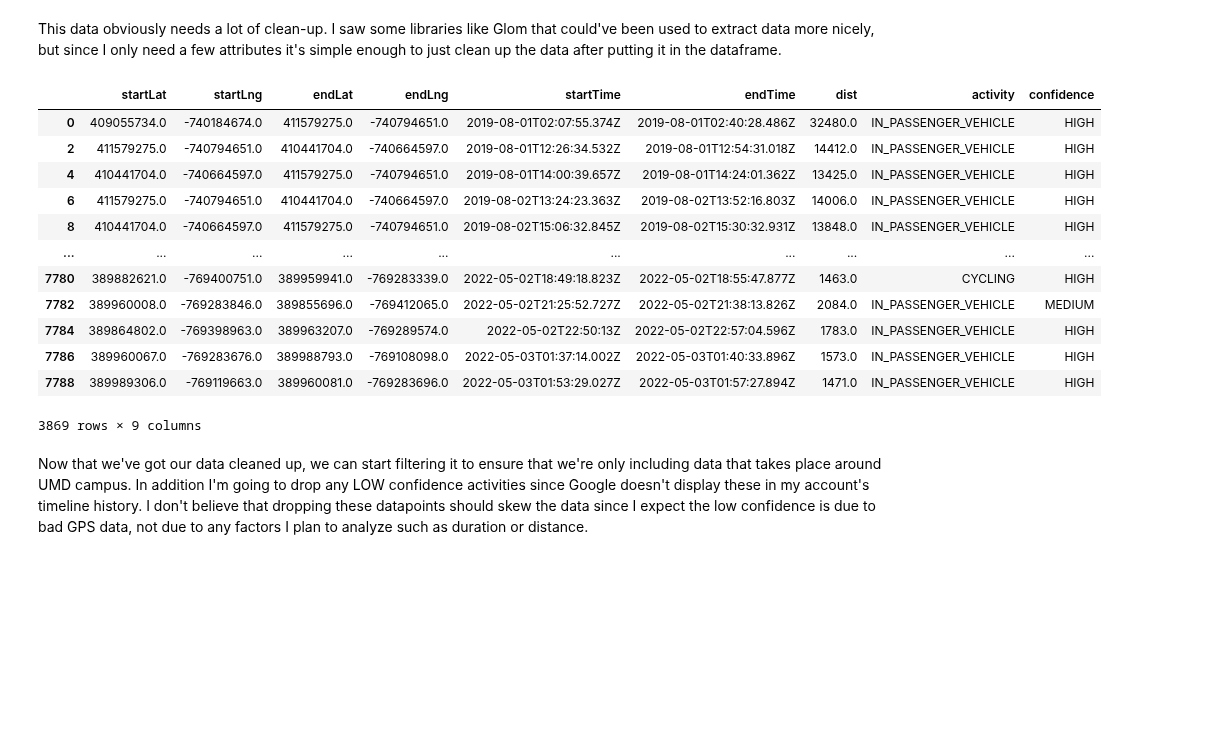
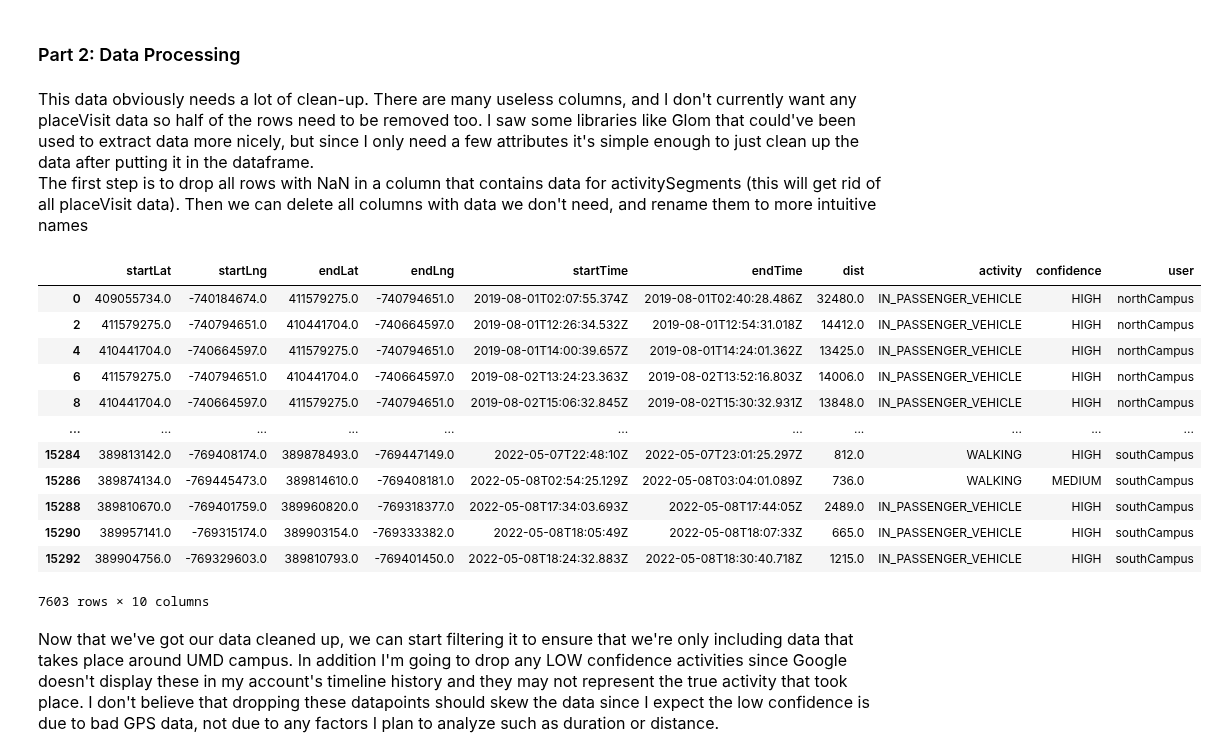
Before and after one commit to zaphim12/320final, a Jupyter notebook: index.ipynb, the cells around one changed output. Drawn from its saved outputs; the diff is of its cells as text; code cells hidden in the pictures; blank space fills up the shorter version.

```diff
--- a/index.ipynb
+++ b/index.ipynb
@@ -15,7 +35,7 @@ for year in years:
 # get rid of the extra files that account for months that are pre-August 2019, and post-May 2022
 fileList = fileList[7:41]
 
-# define function to merge these files - Found online at: https://stackoverflow.com/questions/57422734/how-to-merge-multiple-json-files-into-one-file-in-python
+# define a function to merge these files - Found online at: https://stackoverflow.com/questions/57422734/how-to-merge-multiple-json-files-into-one-file-in-python
 def merge_JsonFiles(filenames, outputName):
     result = list()
     for f1 in filenames:
@@ -25,15 +45,7 @@ def merge_JsonFiles(filenames, outputName):
     with open(outputName, 'w') as output_file:
         json.dump(result, output_file)
 
-# run this above function - This takes a few seconds to run on my PC
-# merge_JsonFiles(fileList, "northCampus.JSON")
-
-#debug stuff: figure out how to get this combined file to create a dataframe like my other separated files:
-debugDF = pd.DataFrame()
-with open("northCampus.JSON",'r') as f:
-    temp_json = json.loads(f.read())
-    # Then use pd.json_normalize to flatten the data since it was in nested JSON object
-    # record_path tells it where to look at data to normalize
-debug_temp = pd.json_normalize(temp_json, record_path = ['timelineObjects'])
-debugDF = pd.concat([debugDF, debug_temp], ignore_index = True)
+# run this above function - This takes a few seconds to run on my PC. This must be done for each user's timeline that was downloaded
+# ensure that all files to be combined are stored at the top-level in the same folder as this notebook, so that they will be locatable
+# merge_JsonFiles(fileList, "southCampus.JSON")
 # %% [markdown]
@@ -47,10 +62,16 @@ Many of these attributes for activitySegment will be useful like startLocation,
 # %%
+# Turn off settingWithCopyWarning since it is meant to flag unpredictable behavior for chained-assignment. However it has false positives, like the below code that
+# doesn't use chained-assignment, so i'll just get rid of the warning
+#pd.options.mode.chained_assignment = None  # default='warn'
+
 # create a list of all different combined timelines I currently have
-#fileList = ["northCampus.JSON", "southCampus.JSON"]
-fileList = ["northCampus.JSON"]
+fileList = ["northCampus.JSON", "southCampus.JSON"]
 
 # Create a dataframe, and then append each file's data onto it by looping through them
 timelineData = pd.DataFrame()
+# Remember the last index added from each JSON file so that we can use it to keep track of which user each set of data came from
+userIndices = []
+
 for file in fileList:
     # Load the data in with loads() to be ready to convert to a dataframe
     with open(file,'r') as f:
@@ -59,5 +80,16 @@ for file in fileList:
     # record_path tells it where to look at data to normalize
     df_temp = pd.json_normalize(data_temp, record_path = ['timelineObjects'])
     timelineData = pd.concat([timelineData, df_temp], ignore_index = True)
+    # Save the last index that this user's data was stored at
+    userIndices.append(len(timelineData.index))
+
+# Add a new column to store the data of which user each datapoint came from
+timelineData['user'] = np.nan
+# Cycle through the indices of user's data we stored in the dataframe, and update the 'user' column with the correct user based on the filename it came from
+lastIndex = 0
+for idx, userIndex in enumerate(userIndices):
+    timelineData['user'][lastIndex:userIndex] = fileList[idx][:-5 or None]
+    lastIndex = userIndex
+
 timelineData
 # %% [output]
@@ -77,30 +113,33 @@ timelineData
+# %% [markdown]
+<h3> Part 2: Data Processing </h3>
 # %% [markdown]
-This data obviously needs a lot of clean-up. I saw some libraries like Glom that could've been used to extract data more nicely, but since I only need a few attributes it's simple enough to just clean up the data after putting it in the dataframe.
+<font size="3"> This data obviously needs a lot of clean-up. There are many useless columns, and I don't currently want any placeVisit data so half of the rows need to be removed too. I saw some libraries like Glom that could've been used to extract data more nicely, but since I only need a few attributes it's simple enough to just clean up the data after putting it in the dataframe. <br>
+The first step is to drop all rows with NaN in a column that contains data for activitySegments (this will get rid of all placeVisit data). Then we can delete all columns with data we don't need, and rename them to more intuitive names
 # %%
 # Start by dropping all of the placeVisits by getting rid of rows that don't have data in activitySegment columns
 timelineData.dropna(subset=['activitySegment.startLocation.latitudeE7'],inplace=True)
 
 # Next include only the columns we actually care about
-timelineDataClean = timelineData[timelineData.columns[[0,1,3,4,6,7,8,9,10]]]
+timelineDataClean = timelineData[timelineData.columns[[0,1,3,4,6,7,8,9,10,93]]]
 
 # Finally let's rename these columns
-timelineDataClean.set_axis(['startLat', 'startLng', 'endLat', 'endLng', 'startTime', 'endTime', 'dist', 'activity', 'confidence'], axis=1, inplace=True)
+timelineDataClean.set_axis(['startLat', 'startLng', 'endLat', 'endLng', 'startTime', 'endTime', 'dist', 'activity', 'confidence', 'user'], axis=1, inplace=True)
 timelineDataClean
 # %% [output]
-|  | startLat | startLng | endLat | endLng | startTime | endTime | dist | activity | confidence |
-| 0 | 409055734.0 | -740184674.0 | 411579275.0 | -740794651.0 | 2019-08-01T02:07:55.374Z | 2019-08-01T02:40:28.486Z | 32480.0 | IN_PASSENGER_VEHICLE | HIGH |
-| 2 | 411579275.0 | -740794651.0 | 410441704.0 | -740664597.0 | 2019-08-01T12:26:34.532Z | 2019-08-01T12:54:31.018Z | 14412.0 | IN_PASSENGER_VEHICLE | HIGH |
-| 4 | 410441704.0 | -740664597.0 | 411579275.0 | -740794651.0 | 2019-08-01T14:00:39.657Z | 2019-08-01T14:24:01.362Z | 13425.0 | IN_PASSENGER_VEHICLE | HIGH |
-| 6 | 411579275.0 | -740794651.0 | 410441704.0 | -740664597.0 | 2019-08-02T13:24:23.363Z | 2019-08-02T13:52:16.803Z | 14006.0 | IN_PASSENGER_VEHICLE | HIGH |
-| 8 | 410441704.0 | -740664597.0 | 411579275.0 | -740794651.0 | 2019-08-02T15:06:32.845Z | 2019-08-02T15:30:32.931Z | 13848.0 | IN_PASSENGER_VEHICLE | HIGH |
-| ... | ... | ... | ... | ... | ... | ... | ... | ... | ... |
-| 7780 | 389882621.0 | -769400751.0 | 389959941.0 | -769283339.0 | 2022-05-02T18:49:18.823Z | 2022-05-02T18:55:47.877Z | 1463.0 | CYCLING | HIGH |
-| 7782 | 389960008.0 | -769283846.0 | 389855696.0 | -769412065.0 | 2022-05-02T21:25:52.727Z | 2022-05-02T21:38:13.826Z | 2084.0 | IN_PASSENGER_VEHICLE | MEDIUM |
-| 7784 | 389864802.0 | -769398963.0 | 389963207.0 | -769289574.0 | 2022-05-02T22:50:13Z | 2022-05-02T22:57:04.596Z | 1783.0 | IN_PASSENGER_VEHICLE | HIGH |
-| 7786 | 389960067.0 | -769283676.0 | 389988793.0 | -769108098.0 | 2022-05-03T01:37:14.002Z | 2022-05-03T01:40:33.896Z | 1573.0 | IN_PASSENGER_VEHICLE | HIGH |
-| 7788 | 389989306.0 | -769119663.0 | 389960081.0 | -769283696.0 | 2022-05-03T01:53:29.027Z | 2022-05-03T01:57:27.894Z | 1471.0 | IN_PASSENGER_VEHICLE | HIGH |
+|  | startLat | startLng | endLat | endLng | startTime | endTime | dist | activity | confidence | user |
+| 0 | 409055734.0 | -740184674.0 | 411579275.0 | -740794651.0 | 2019-08-01T02:07:55.374Z | 2019-08-01T02:40:28.486Z | 32480.0 | IN_PASSENGER_VEHICLE | HIGH | northCampus |
+| 2 | 411579275.0 | -740794651.0 | 410441704.0 | -740664597.0 | 2019-08-01T12:26:34.532Z | 2019-08-01T12:54:31.018Z | 14412.0 | IN_PASSENGER_VEHICLE | HIGH | northCampus |
+| 4 | 410441704.0 | -740664597.0 | 411579275.0 | -740794651.0 | 2019-08-01T14:00:39.657Z | 2019-08-01T14:24:01.362Z | 13425.0 | IN_PASSENGER_VEHICLE | HIGH | northCampus |
+| 6 | 411579275.0 | -740794651.0 | 410441704.0 | -740664597.0 | 2019-08-02T13:24:23.363Z | 2019-08-02T13:52:16.803Z | 14006.0 | IN_PASSENGER_VEHICLE | HIGH | northCampus |
+| 8 | 410441704.0 | -740664597.0 | 411579275.0 | -740794651.0 | 2019-08-02T15:06:32.845Z | 2019-08-02T15:30:32.931Z | 13848.0 | IN_PASSENGER_VEHICLE | HIGH | northCampus |
+| ... | ... | ... | ... | ... | ... | ... | ... | ... | ... | ... |
+| 15284 | 389813142.0 | -769408174.0 | 389878493.0 | -769447149.0 | 2022-05-07T22:48:10Z | 2022-05-07T23:01:25.297Z | 812.0 | WALKING | HIGH | southCampus |
+| 15286 | 389874134.0 | -769445473.0 | 389814610.0 | -769408181.0 | 2022-05-08T02:54:25.129Z | 2022-05-08T03:04:01.089Z | 736.0 | WALKING | MEDIUM | southCampus |
+| 15288 | 389810670.0 | -769401759.0 | 389960820.0 | -769318377.0 | 2022-05-08T17:34:03.693Z | 2022-05-08T17:44:05Z | 2489.0 | IN_PASSENGER_VEHICLE | HIGH | southCampus |
+| 15290 | 389957141.0 | -769315174.0 | 389903154.0 | -769333382.0 | 2022-05-08T18:05:49Z | 2022-05-08T18:07:33Z | 665.0 | IN_PASSENGER_VEHICLE | HIGH | southCampus |
+| 15292 | 389904756.0 | -769329603.0 | 389810793.0 | -769401450.0 | 2022-05-08T18:24:32.883Z | 2022-05-08T18:30:40.718Z | 1215.0 | IN_PASSENGER_VEHICLE | HIGH | southCampus |
-3869 rows × 9 columns
+7603 rows × 10 columns
 # %% [markdown]
-Now that we've got our data cleaned up, we can start filtering it to ensure that we're only including data that takes place around UMD campus. In addition I'm going to drop any LOW confidence activities since Google doesn't display these in my account's timeline history. I don't believe that dropping these datapoints should skew the data since I expect the low confidence is due to bad GPS data, not due to any factors I plan to analyze such as duration or distance.
+<font size="3"> Now that we've got our data cleaned up, we can start filtering it to ensure that we're only including data that takes place around UMD campus. In addition I'm going to drop any LOW confidence activities since Google doesn't display these in my account's timeline history and they may not represent the true activity that took place. I don't believe that dropping these datapoints should skew the data since I expect the low confidence is due to bad GPS data, not due to any factors I plan to analyze such as duration or distance.
 # %%
 # First let's ensure we only look at start and end locations that are on the campus
```
Also changed, not shown: parts of 32 cells of this notebook, 39 other files.
